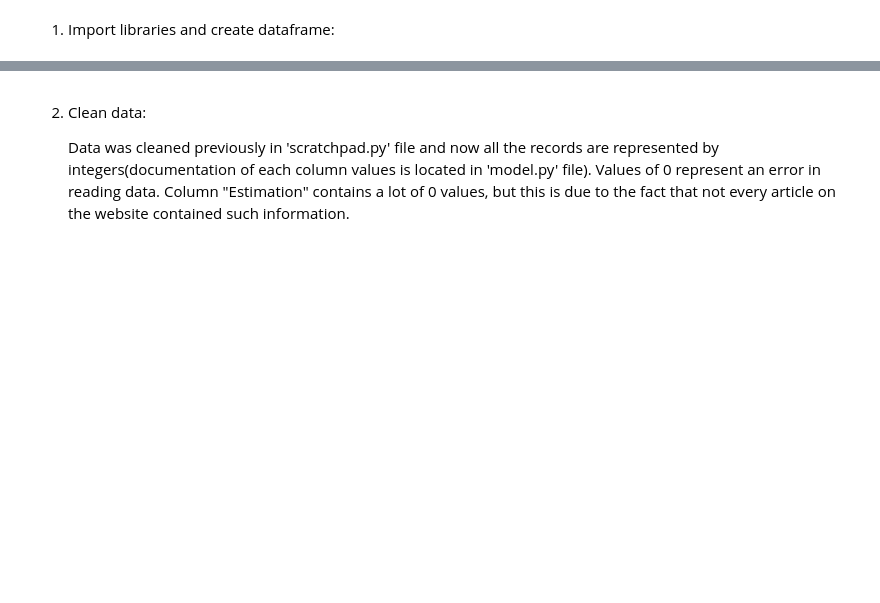
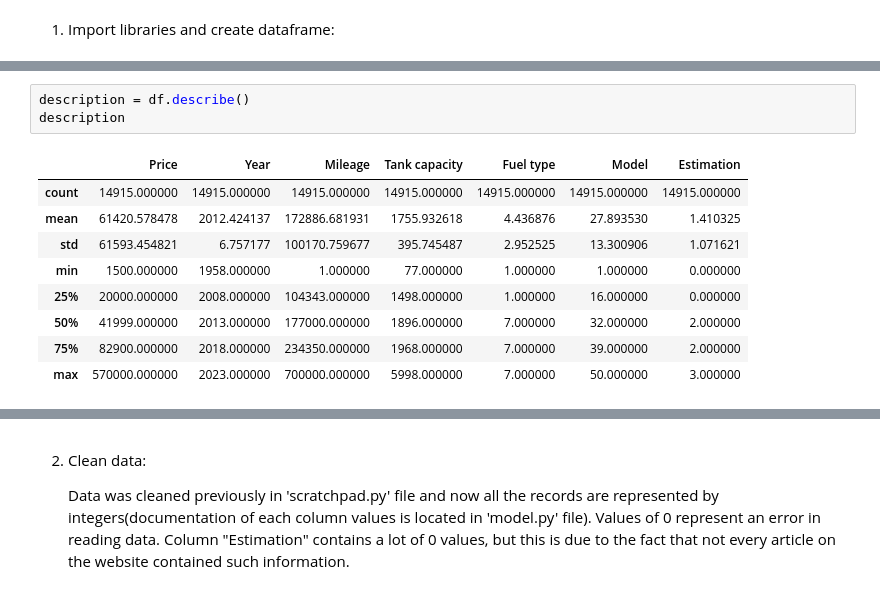
Before and after one commit to PsimonL/AI_Assesment, a Jupyter notebook: main.ipynb, the cells around one changed output, grey strips where cells are left out. Drawn from its saved outputs; the diff is of its cells as text; blank space fills up the shorter version.

```diff
--- a/main.ipynb
+++ b/main.ipynb
@@ -71,3 +78,16 @@ dtype: object
 | 14913 | 29800 | 2012 | 190000 | 1598 | 7 | 16 | 2 |
 | 14914 | 67600 | 1998 | 234700 | 2461 | 7 | 9 | 0 |
 14915 rows × 7 columns
+# %%
+description = df.describe()
+description
+# %% [output]
+|  | Price | Year | Mileage | Tank capacity | Fuel type | Model | Estimation |
+| count | 14915.000000 | 14915.000000 | 14915.000000 | 14915.000000 | 14915.000000 | 14915.000000 | 14915.000000 |
+| mean | 61420.578478 | 2012.424137 | 172886.681931 | 1755.932618 | 4.436876 | 27.893530 | 1.410325 |
+| std | 61593.454821 | 6.757177 | 100170.759677 | 395.745487 | 2.952525 | 13.300906 | 1.071621 |
+| min | 1500.000000 | 1958.000000 | 1.000000 | 77.000000 | 1.000000 | 1.000000 | 0.000000 |
+| 25% | 20000.000000 | 2008.000000 | 104343.000000 | 1498.000000 | 1.000000 | 16.000000 | 0.000000 |
+| 50% | 41999.000000 | 2013.000000 | 177000.000000 | 1896.000000 | 7.000000 | 32.000000 | 2.000000 |
+| 75% | 82900.000000 | 2018.000000 | 234350.000000 | 1968.000000 | 7.000000 | 39.000000 | 2.000000 |
+| max | 570000.000000 | 2023.000000 | 700000.000000 | 5998.000000 | 7.000000 | 50.000000 | 3.000000 |
```
Also changed, not shown: parts of 10 cells of this notebook, 2 other files.
